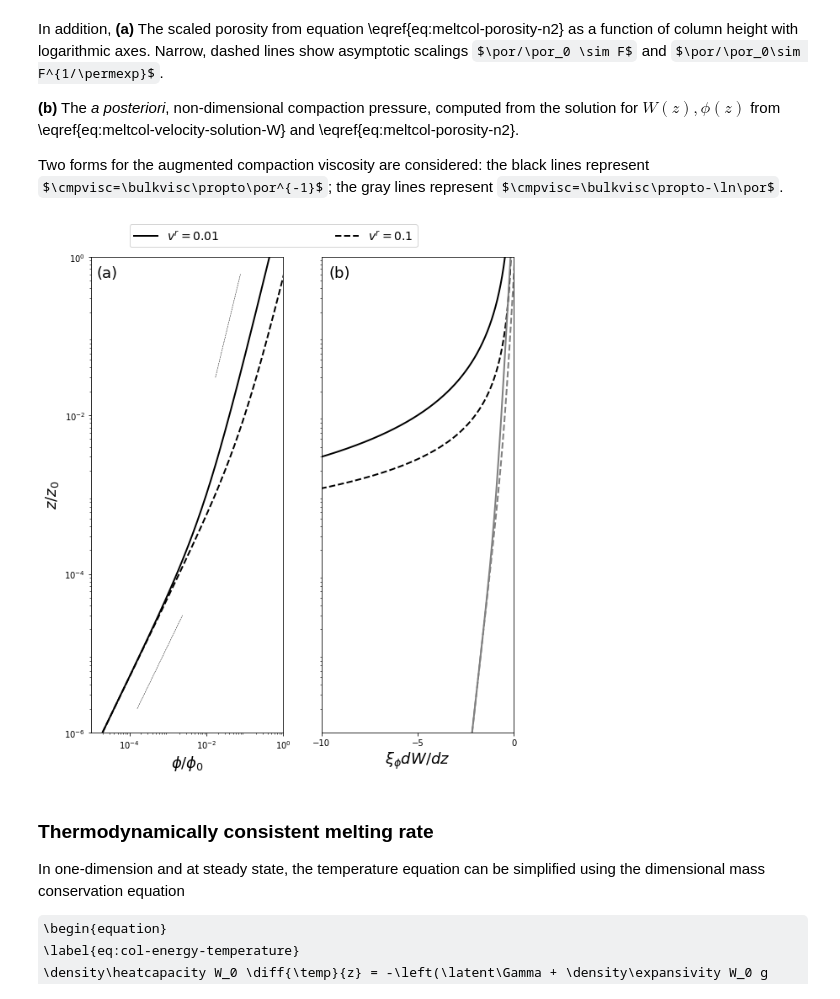
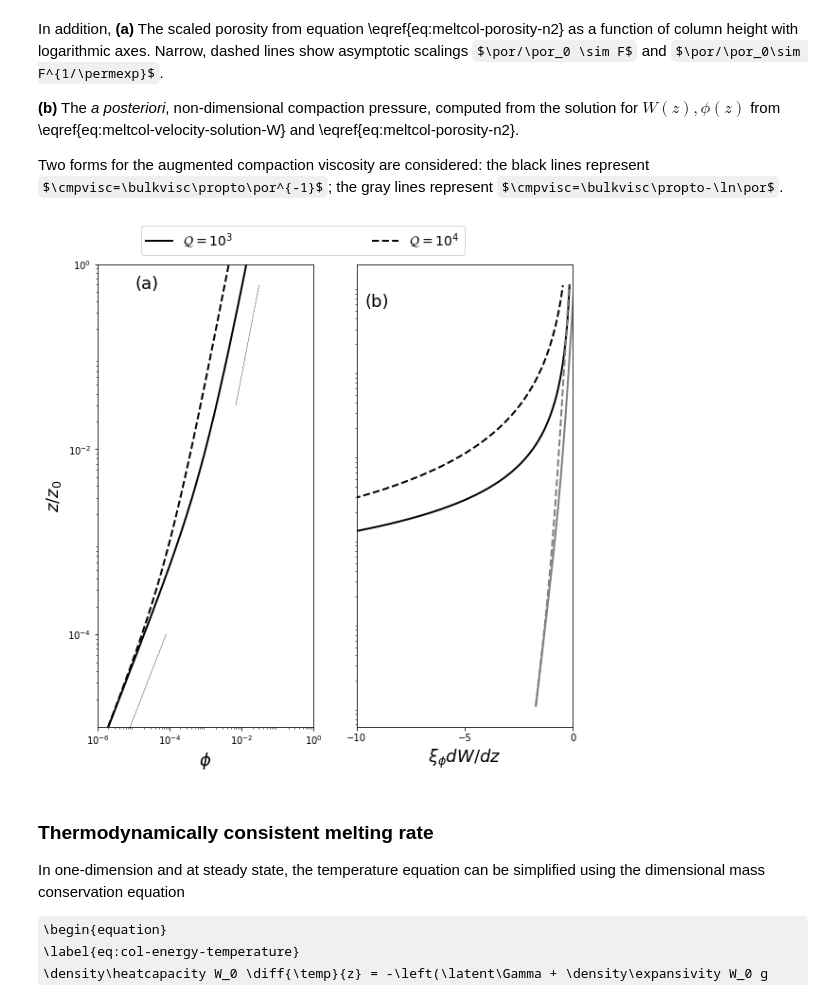
Before and after one commit to FoaLab/partially-molten-rock-PUP, a Jupyter notebook: content/ch11.ipynb, the cells around one changed output. Cells and saved outputs as stored; diff of their text form; code cells hidden in the pictures; some formulas as TeX source.

Commit message:
reimplementation of Figure 11.2

```diff
--- a/content/ch11.ipynb
+++ b/content/ch11.ipynb
@@ -119,60 +119,56 @@ __(b)__ The _a posteriori_, non-dimensional compaction pressure, computed from t
 Two forms for the augmented compaction viscosity are considered: the black lines represent $\cmpvisc=\bulkvisc\propto\por^{-1}$; the gray lines represent $\cmpvisc=\bulkvisc\propto-\ln\por$.
 # %%
 f, ax = plt.subplots(1, 2)
-zoom = 2.0
-f.set_size_inches(4.5 * zoom, 5.2 * zoom)
+f.set_size_inches(9.0, 9.0)
 f.set_facecolor('w')
 
 n = 2
 Fmax = 0.2
-phi0 = 0.01
-rvel = np.asarray([0.01, 0.1])
-zmin = 1e-6
+Q = np.asarray([1e3, 1e4])
+zmin = 1e-5
 
 z = np.logspace(np.log10(zmin), 0.0, 1000)
-W = np.asarray([1 - Fmax*z, 1 - Fmax*z])
-phi = np.asarray([rveli/2.*(np.sqrt(1. + 4.*Fmax*z/rveli/phi0) - 1) for rveli in rvel])
-z_trans = np.asarray([phi0*rveli/4./Fmax for rveli in rvel])
+phi = np.asarray([0.5/qi*(np.sqrt(1+4*z*Fmax*qi) - 1.0) for qi in Q])
 
-DP = np.asarray([-Fmax/phi[0, :],
-                 -Fmax/phi[1, :],
-                 -Fmax*(-np.log(phi[0, :])),
-                 -Fmax*(-np.log(phi[1, :]))])
+DP = np.asarray([-Fmax/(phi[0, :]/0.01),
+                 -Fmax/(phi[1, :]/0.01),
+                 -Fmax*(-np.log(phi[0, :]/0.01)),
+                 -Fmax*(-np.log(phi[1, :]/0.01))])
 
-zz = np.asarray([2e-6, 3e-5])
-ff = zz*80
+zz = np.asarray([1e-5, 1e-4])
+ff = zz * 0.8
 zzz = np.asarray([3e-2, 6e-1])
-fff = 0.1 * np.power(zzz, 1./n)
+fff = np.power(zzz, 1.0/n)/25.0
 
 p1 = ax[0].loglog(phi[0, :], z, '-k', linewidth=2)
 p2 = ax[0].loglog(phi[1, :], z, '--k', linewidth=2)
 ax[0].loglog(ff, zz, '--k', linewidth=0.5)
 ax[0].loglog(fff, zzz, '--k', linewidth=0.5)
-ax[0].set_xlabel(r'$\phi/\phi_0$', fontsize=18)
-ax[0].set_xlim((1e-5, 1e0))
-ax[0].set_xticks((1e-4, 1e-2, 1e0))
+ax[0].set_xlabel(r'$\phi$', fontsize=18)
+ax[0].set_xlim((1e-6, 1.0))
+ax[0].set_xticks((1e-6, 1e-4, 1e-2, 1.0))
 ax[0].set_ylabel(r'$z/z_0$', fontsize=18)
-ax[0].set_ylim((1e-6, 1e0))
-ax[0].set_yticks((1e-6, 1e-4, 1e-2, 1e0))
+ax[0].set_ylim((1e-5, 1.0))
+ax[0].set_yticks((1e-4, 1e-2, 1e0))
 ax[0].text(5e-5, 0.5, '(a)', fontsize=18, verticalalignment='bottom', horizontalalignment='right')
-plt.legend(handles=(p1[0], p2[0]), fontsize=14, labels=(r'$v^r = 0.01$', r'$v^r = 0.1$'),
+plt.legend(handles=(p1[0], p2[0]), fontsize=14, labels=(r'$\mathcal{Q}=10^3$', r'$\mathcal{Q}=10^4$'),
            bbox_to_anchor=(-1.0, 1.02, 1.5, .2),  loc='lower left', ncol=2, mode="expand", borderaxespad=0.)
 
 ax[1].plot(DP[0, :], z, '-k', linewidth=2)
 ax[1].plot(DP[1, :], z, '--k', linewidth=2)
 ax[1].plot(DP[2, :], z, '-', linewidth=2, color=[0.5, 0.5, 0.5])
 ax[1].plot(DP[3, :], z, '--', linewidth=2, color=[0.5, 0.5, 0.5])
 ax[1].set_xlabel(r'$\xi_\phi dW/dz$', fontsize=18)
 ax[1].set_xlim((-10., 0.0))
 ax[1].set_xticks((-10, -5, 0))
-ax[1].set_ylim((np.power(10., np.log10(zmin)), 1e0))
+ax[1].set_ylim((1e-5, 1.0))
 ax[1].set_yscale('log')
 ax[1].set_yticks(())
 ax[1].text(-8.5, 0.5, '(b)', fontsize=18, verticalalignment='bottom', horizontalalignment='right')
 
 plt.show()
 # %% [output]
-[figure, old version]
+[figure, new version]
 # %% [markdown]
 ### Thermodynamically consistent melting rate
 
```
